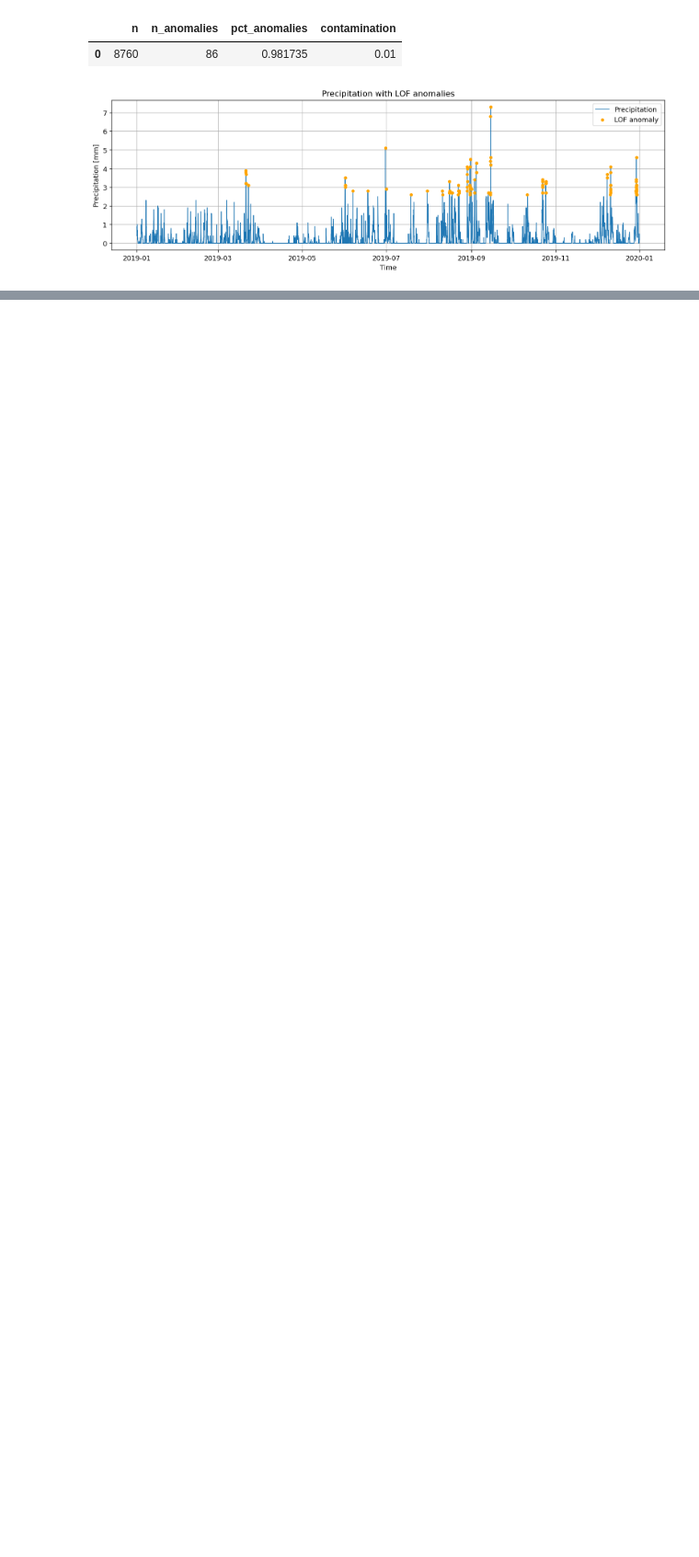
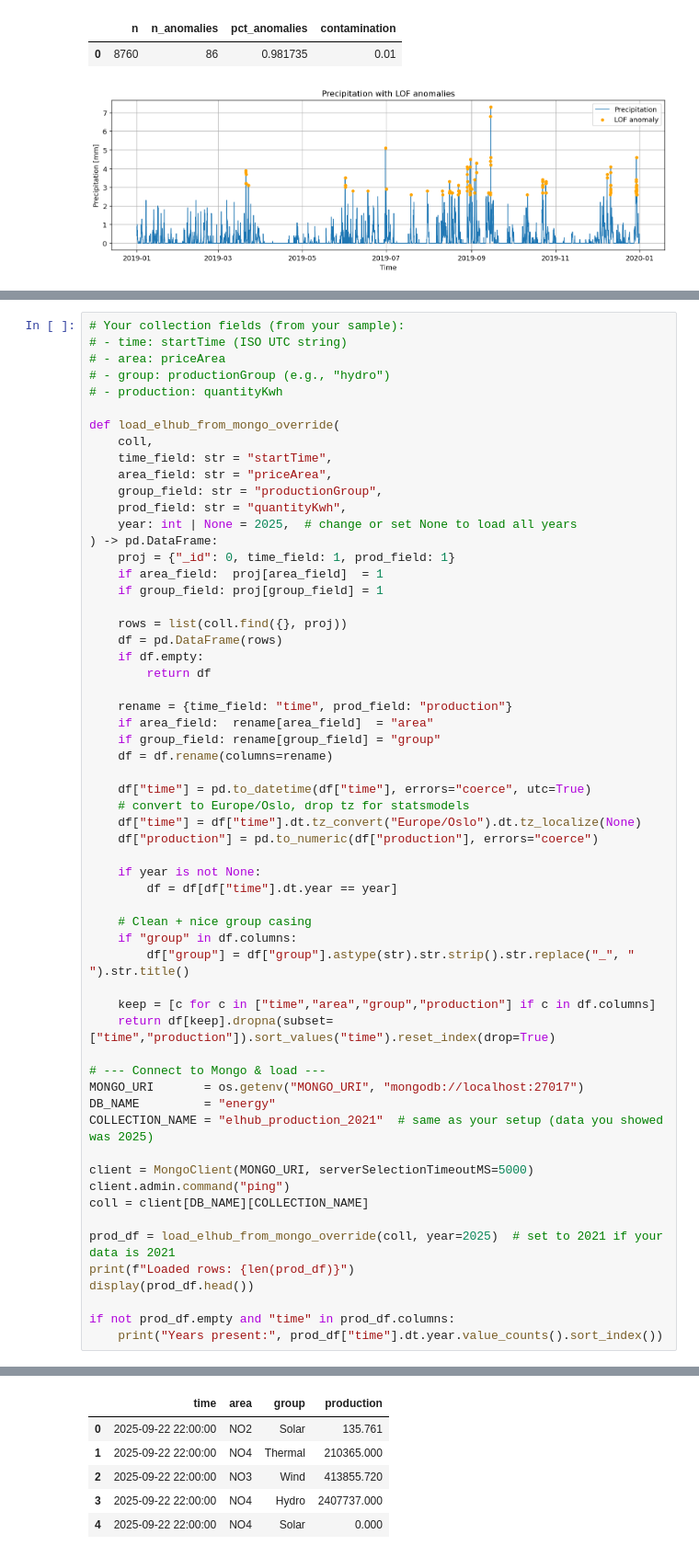
Before and after one commit to Viktoria0720/IND320_VY, a Jupyter notebook: ASSIGNMENTS/PART2/notebooks/IND320_VY_v3.ipynb, the cells around one changed output, grey strips where cells are left out. Shown at 92% size. Cells and saved outputs as stored; diff of their text form; blank space fills up the shorter version.

```diff
--- a/ASSIGNMENTS/PART2/notebooks/IND320_VY_v3.ipynb
+++ b/ASSIGNMENTS/PART2/notebooks/IND320_VY_v3.ipynb
@@ -441,0 +233,60 @@ mongodb://127.0.0.1:27017                     -> OK           DBs: ['admin', 'co
+# %%
+# Your collection fields (from your sample):
+# - time: startTime (ISO UTC string)
+# - area: priceArea
+# - group: productionGroup (e.g., "hydro")
+# - production: quantityKwh
+
+def load_elhub_from_mongo_override(
+    coll,
+    time_field: str = "startTime",
+    area_field: str = "priceArea",
+    group_field: str = "productionGroup",
+    prod_field: str = "quantityKwh",
+    year: int | None = 2025,  # change or set None to load all years
+) -> pd.DataFrame:
+    proj = {"_id": 0, time_field: 1, prod_field: 1}
+    if area_field:  proj[area_field]  = 1
+    if group_field: proj[group_field] = 1
+
+    rows = list(coll.find({}, proj))
+    df = pd.DataFrame(rows)
+    if df.empty:
+        return df
+
+    rename = {time_field: "time", prod_field: "production"}
+    if area_field:  rename[area_field]  = "area"
+    if group_field: rename[group_field] = "group"
+    df = df.rename(columns=rename)
+
+    df["time"] = pd.to_datetime(df["time"], errors="coerce", utc=True)
+    # convert to Europe/Oslo, drop tz for statsmodels
+    df["time"] = df["time"].dt.tz_convert("Europe/Oslo").dt.tz_localize(None)
+    df["production"] = pd.to_numeric(df["production"], errors="coerce")
+
+    if year is not None:
+        df = df[df["time"].dt.year == year]
+
+    # Clean + nice group casing
+    if "group" in df.columns:
+        df["group"] = df["group"].astype(str).str.strip().str.replace("_", " ").str.title()
+
+    keep = [c for c in ["time","area","group","production"] if c in df.columns]
+    return df[keep].dropna(subset=["time","production"]).sort_values("time").reset_index(drop=True)
+
+# --- Connect to Mongo & load ---
+MONGO_URI       = os.getenv("MONGO_URI", "mongodb://localhost:27017")
+DB_NAME         = "energy"
+COLLECTION_NAME = "elhub_production_2021"  # same as your setup (data you showed was 2025)
+
+client = MongoClient(MONGO_URI, serverSelectionTimeoutMS=5000)
+client.admin.command("ping")
+coll = client[DB_NAME][COLLECTION_NAME]
+
+prod_df = load_elhub_from_mongo_override(coll, year=2025)  # set to 2021 if your data is 2021
+print(f"Loaded rows: {len(prod_df)}")
+display(prod_df.head())
+
+if not prod_df.empty and "time" in prod_df.columns:
+    print("Years present:", prod_df["time"].dt.year.value_counts().sort_index())
+# %% [output]
@@ -441,0 +294,6 @@ mongodb://127.0.0.1:27017                     -> OK           DBs: ['admin', 'co
+|  | time | area | group | production |
+| 0 | 2025-09-22 22:00:00 | NO2 | Solar | 135.761 |
+| 1 | 2025-09-22 22:00:00 | NO4 | Thermal | 210365.000 |
+| 2 | 2025-09-22 22:00:00 | NO3 | Wind | 413855.720 |
+| 3 | 2025-09-22 22:00:00 | NO4 | Hydro | 2407737.000 |
+| 4 | 2025-09-22 22:00:00 | NO4 | Solar | 0.000 |
```
Also changed, not shown: parts of 7 cells of this notebook, 1 other file.
